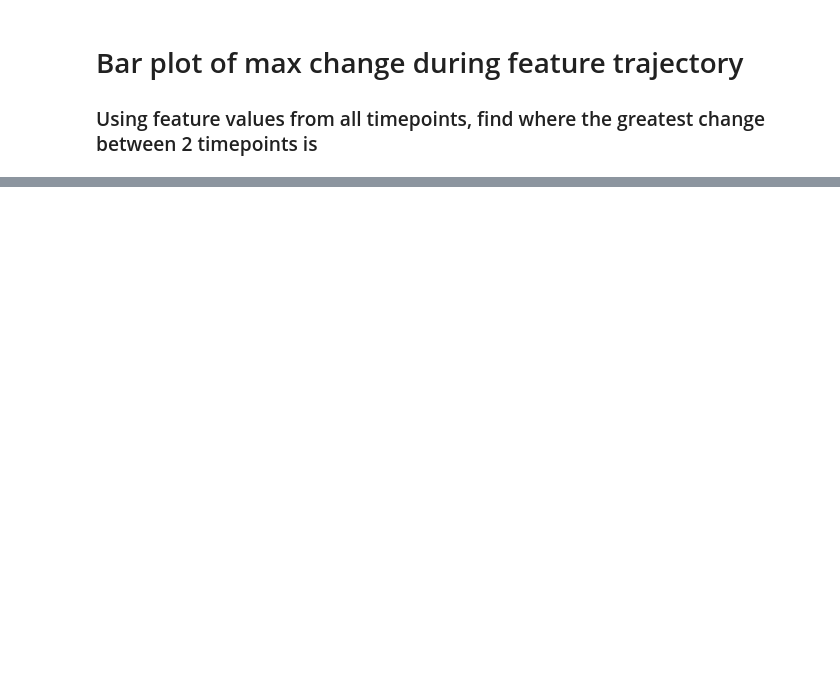
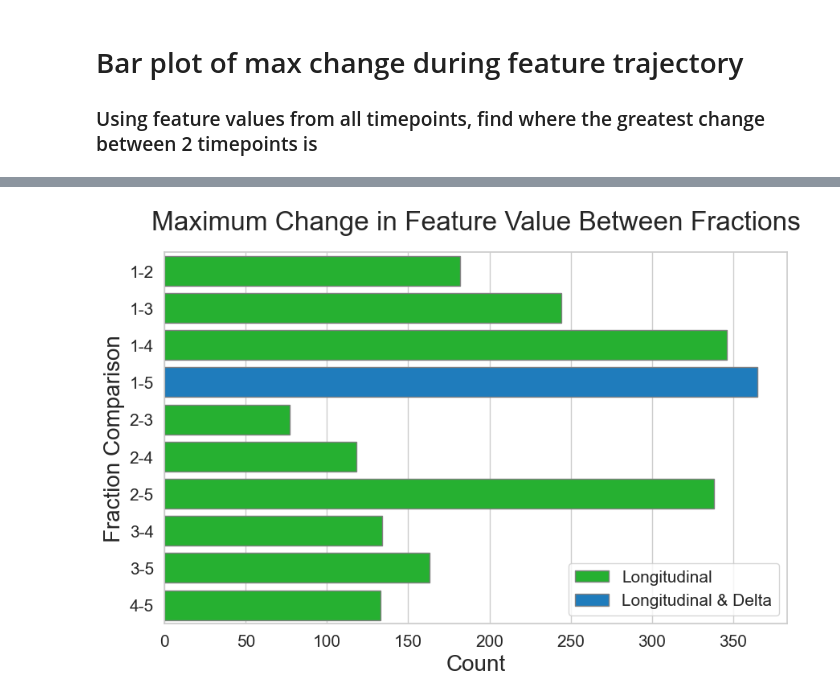
Before and after one commit to aaron-rankin/LongitudinalRadiomics-MRgRT, a Jupyter notebook: PaperMaterial/bar_max_change.ipynb, the cells around one changed output, grey strips where cells are left out. Cells and saved outputs as stored; diff of their text form; code cells hidden in the pictures; blank space fills up the shorter version.

Commit message:
Submission, added extra plots

```diff
--- a/PaperMaterial/bar_max_change.ipynb
+++ b/PaperMaterial/bar_max_change.ipynb
@@ -95,20 +193,31 @@ df_max_changeAB['Fractions'].value_counts()
+# %%
+custom_colours = ['#0fc71d','#0581d6']
+sns.set_palette(sns.color_palette(custom_colours))
 # %%
 # bar plot of the fraction pairs with the highest abs change
 df_bar = df_max_changeAB['Fractions'].value_counts().reset_index()
 df_bar.columns = ['Fractions', 'Count']
 df_bar['fracA'] = df_bar['Fractions'].apply(lambda x: x.split('-')[0])
 df_bar['fracB'] = df_bar['Fractions'].apply(lambda x: x.split('-')[1])
 
+df_bar['Model'] = 'Longitudinal'
+
+
+df_bar.loc[df_bar['Fractions'] == '1-5', 'Model'] = 'Longitudinal & Delta'
+
 df_bar = df_bar.sort_values(['fracA', 'fracB'], ascending=[True, True])
 sns.set(style='whitegrid')
 plt.figure(figsize=(10, 6))
 # barplot horizontal
-sns.barplot(x='Count', y='Fractions', data=df_bar, color='#31D574')
+sns.barplot(x='Count', y='Fractions', data=df_bar, hue='Model', palette=custom_colours, dodge=False, edgecolor='grey')
 
 plt.xlabel('Count', fontsize=20)
 plt.ylabel('Fraction Comparison', fontsize=20)
 plt.yticks(fontsize=15)
 plt.xticks(fontsize=15)
+plt.legend(fontsize=15, loc='lower right')
 plt.title('Maximum Change in Feature Value Between Fractions', fontsize=24, pad=20)
-plt.savefig('./bar_max_change.png', dpi=300)
+plt.savefig('./bar_max_change_colours.png', dpi=300)
 plt.show()
+# %% [output]
+[figure, added]
```
Also changed, not shown: parts of 8 cells of this notebook, 8 other files.
